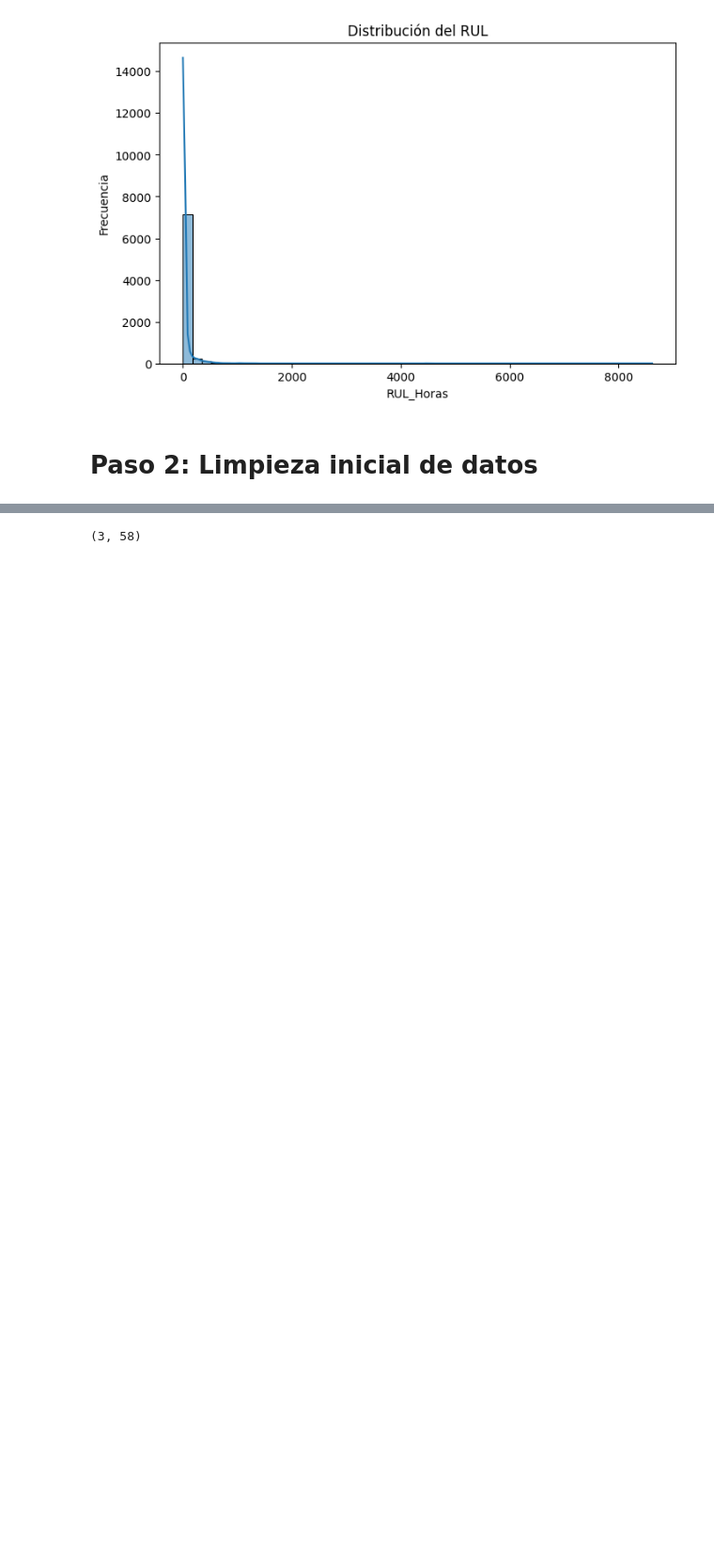
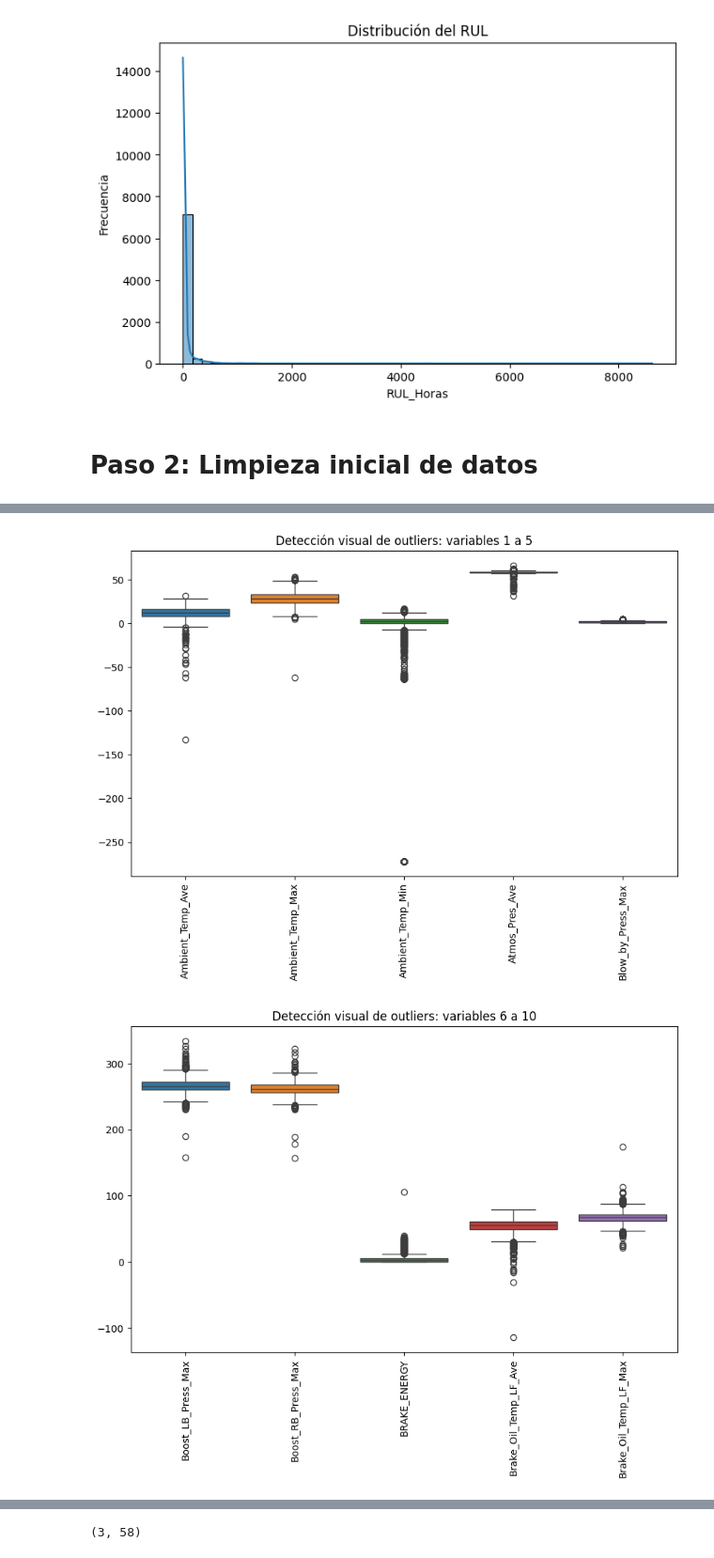
Before and after one commit to ETorresSacha/Prediccion-RULL, a Jupyter notebook: analisis_datos_reto.ipynb, the cells around one changed output, grey strips where cells are left out. Shown at 94% size. Drawn from its saved outputs; the diff is of its cells as text; code cells hidden in the pictures; blank space fills up the shorter version.

```diff
--- a/analisis_datos_reto.ipynb
+++ b/analisis_datos_reto.ipynb
@@ -215,0 +192,3 @@ cols_temp
+# %%
+# Verificamos valores nulos por filas
+data = data.sort_values(by=['Ambient_Temp_Ave'],ascending=False,na_position='first') # Ordena todas las filas descendente colocando primero los nulos
@@ -215,0 +205,3 @@ cols_temp
+# %%
+# Eliminaremos las filas con valores nulos
+data = data.drop(index = [782,2787,7098])
@@ -215,0 +216,23 @@ cols_temp
+# %%
+import matplotlib.pyplot as plt
+import seaborn as sns
+import numpy as np
+
+# Filtrar columnas numéricas
+numeric_data = data.select_dtypes(include=[np.number])
+
+# Tamaño del lote (cantidad de variables por gráfico)
+batch_size = 5
+
+# Recorrer las columnas en lotes
+for i in range(0, numeric_data.shape[1], batch_size):
+    cols = numeric_data.columns[i:i+batch_size]
+
+    plt.figure(figsize=(10, 6))
+    sns.boxplot(data=numeric_data[cols])
+    plt.xticks(rotation=90)
+    plt.title(f"Detección visual de outliers: variables {i+1} a {i+len(cols)}")
+    plt.show()
+# %% [output]
+[figure, added]
+[figure, added]
```
Also changed, not shown: parts of 6 cells of this notebook.
